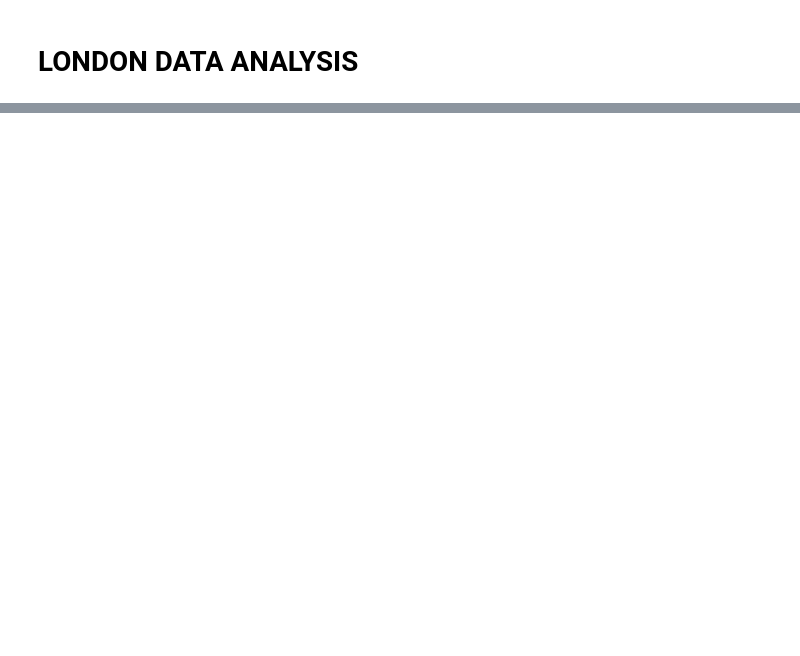
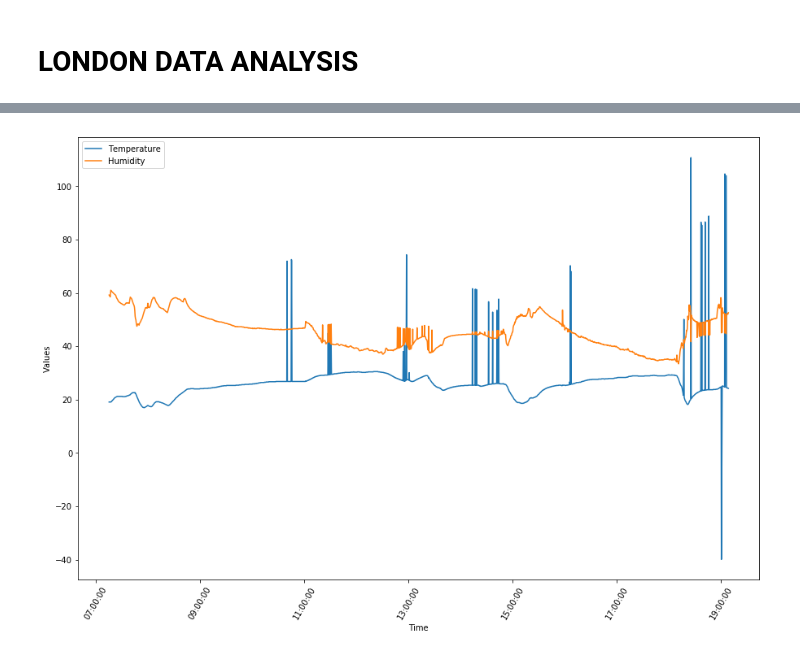
Before and after one commit to MihaiVisu/HonoursProject, a Jupyter notebook: notebooks/london_data_analysis.ipynb, the cells around one changed output, grey strips where cells are left out. Saved outputs shown, nothing was run; the diff lists cells and outputs as text; code cells hidden in the pictures; blank space fills up the shorter version.

```diff
--- a/notebooks/london_data_analysis.ipynb
+++ b/notebooks/london_data_analysis.ipynb
@@ -59,0 +88,7 @@ filtered_data = data[data['temperature'] != "None"]
+# %%
+plot_data([
+    (filtered_data, 'temperature', 'Temperature'),
+    (filtered_data, 'humidity', 'Humidity')
+])
+# %% [output]
+[figure, added]
```
Also changed, not shown: parts of 14 cells of this notebook, 3 other files.
